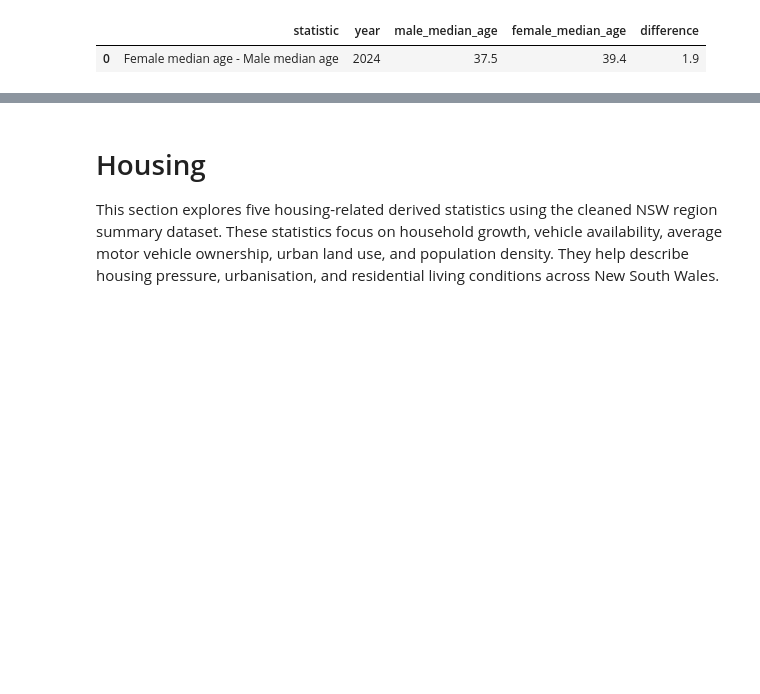
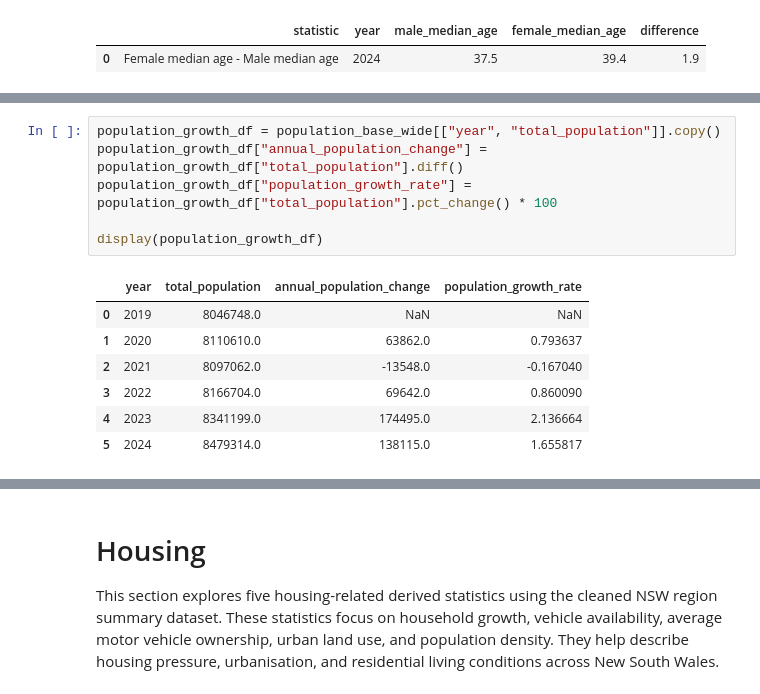
Before and after one commit to felix971/DATA2001_G56, a Jupyter notebook: data2001-版本2.ipynb, the cells around one changed output, grey strips where cells are left out. Drawn from its saved outputs; the diff is of its cells as text; blank space fills up the shorter version.

```diff
--- a/data2001-版本2.ipynb
+++ b/data2001-版本2.ipynb
@@ -692,0 +754,14 @@ display(median_age_range)
+# %%
+population_growth_df = population_base_wide[["year", "total_population"]].copy()
+population_growth_df["annual_population_change"] = population_growth_df["total_population"].diff()
+population_growth_df["population_growth_rate"] = population_growth_df["total_population"].pct_change() * 100
+
+display(population_growth_df)
+# %% [output]
+|  | year | total_population | annual_population_change | population_growth_rate |
+| 0 | 2019 | 8046748.0 | NaN | NaN |
+| 1 | 2020 | 8110610.0 | 63862.0 | 0.793637 |
+| 2 | 2021 | 8097062.0 | -13548.0 | -0.167040 |
+| 3 | 2022 | 8166704.0 | 69642.0 | 0.860090 |
+| 4 | 2023 | 8341199.0 | 174495.0 | 2.136664 |
+| 5 | 2024 | 8479314.0 | 138115.0 | 1.655817 |
```
Also changed, not shown: parts of 27 cells of this notebook, 1 other file.
